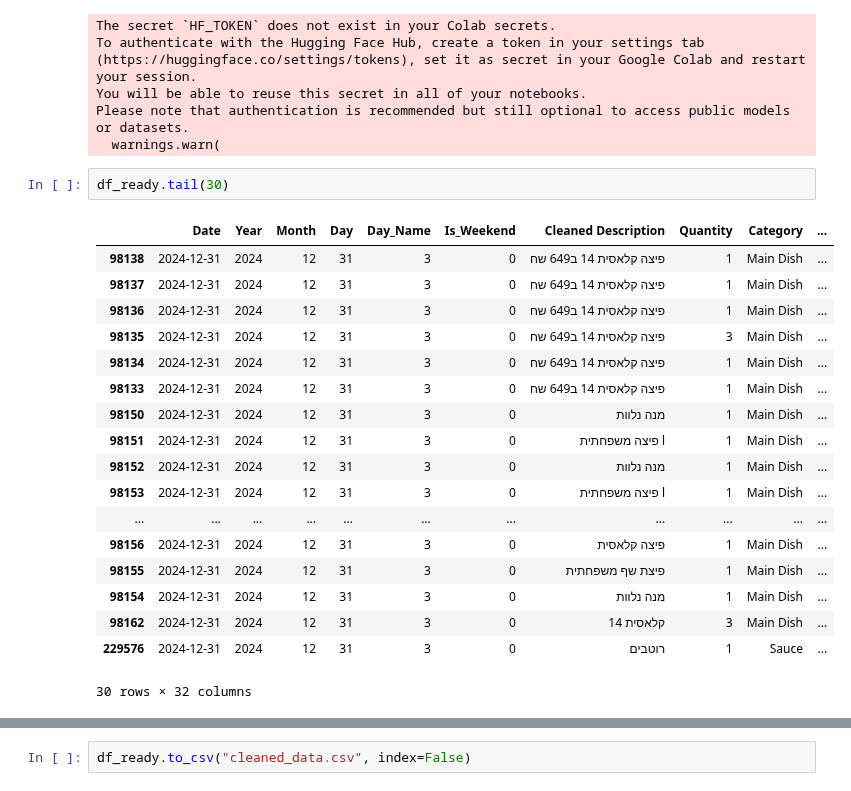
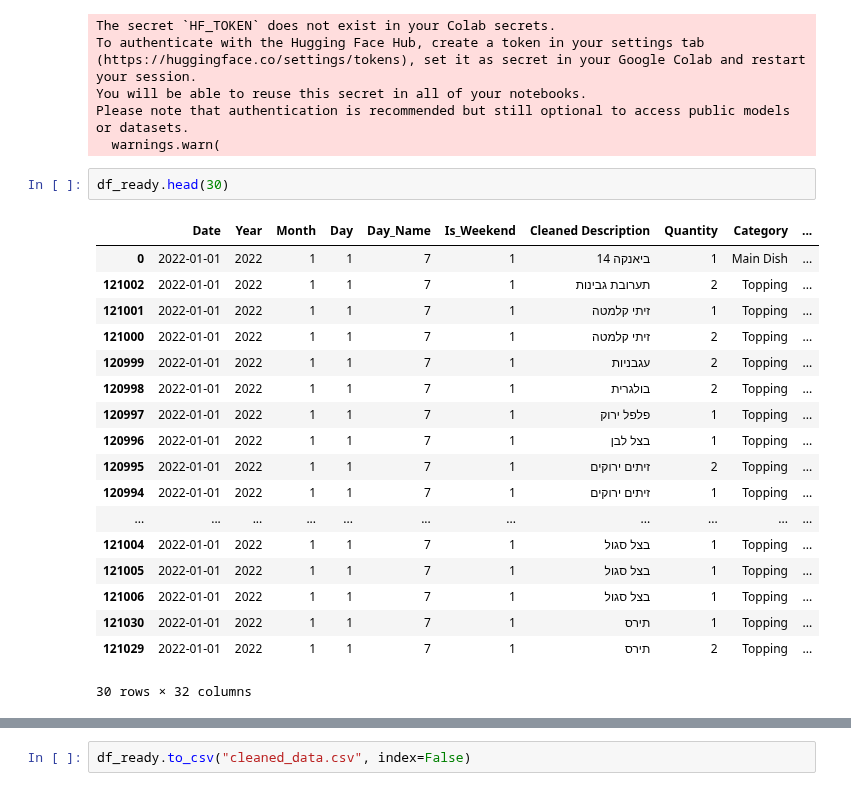
Before and after one commit to Edenshmuel/PapaJohns_Data_Science_Project, a Jupyter notebook: Temp.ipynb, the cells around one changed output, grey strips where cells are left out. Cells and saved outputs as stored; diff of their text form.

```diff
--- a/Temp.ipynb
+++ b/Temp.ipynb
@@ -70,25 +92,25 @@ You will be able to reuse this secret in all of your notebooks.
 Please note that authentication is recommended but still optional to access public models or datasets.
   warnings.warn(
 # %%
-df_ready.tail(30)
+df_ready.head(30)
 # %% [output]
 |  | Date | Year | Month | Day | Day_Name | Is_Weekend | Cleaned Description | Quantity | Category | ... |
-| 98138 | 2024-12-31 | 2024 | 12 | 31 | 3 | 0 | פיצה קלאסית 14 ב649 שח | 1 | Main Dish | ... |
-| 98137 | 2024-12-31 | 2024 | 12 | 31 | 3 | 0 | פיצה קלאסית 14 ב649 שח | 1 | Main Dish | ... |
-| 98136 | 2024-12-31 | 2024 | 12 | 31 | 3 | 0 | פיצה קלאסית 14 ב649 שח | 1 | Main Dish | ... |
-| 98135 | 2024-12-31 | 2024 | 12 | 31 | 3 | 0 | פיצה קלאסית 14 ב649 שח | 3 | Main Dish | ... |
-| 98134 | 2024-12-31 | 2024 | 12 | 31 | 3 | 0 | פיצה קלאסית 14 ב649 שח | 1 | Main Dish | ... |
-| 98133 | 2024-12-31 | 2024 | 12 | 31 | 3 | 0 | פיצה קלאסית 14 ב649 שח | 1 | Main Dish | ... |
-| 98150 | 2024-12-31 | 2024 | 12 | 31 | 3 | 0 | מנה נלוות | 1 | Main Dish | ... |
-| 98151 | 2024-12-31 | 2024 | 12 | 31 | 3 | 0 | פיצה משפחתית l | 1 | Main Dish | ... |
-| 98152 | 2024-12-31 | 2024 | 12 | 31 | 3 | 0 | מנה נלוות | 1 | Main Dish | ... |
-| 98153 | 2024-12-31 | 2024 | 12 | 31 | 3 | 0 | פיצה משפחתית l | 1 | Main Dish | ... |
+| 0 | 2022-01-01 | 2022 | 1 | 1 | 7 | 1 | ביאנקה 14 | 1 | Main Dish | ... |
+| 121002 | 2022-01-01 | 2022 | 1 | 1 | 7 | 1 | תערובת גבינות | 2 | Topping | ... |
+| 121001 | 2022-01-01 | 2022 | 1 | 1 | 7 | 1 | זיתי קלמטה | 1 | Topping | ... |
+| 121000 | 2022-01-01 | 2022 | 1 | 1 | 7 | 1 | זיתי קלמטה | 2 | Topping | ... |
+| 120999 | 2022-01-01 | 2022 | 1 | 1 | 7 | 1 | עגבניות | 2 | Topping | ... |
+| 120998 | 2022-01-01 | 2022 | 1 | 1 | 7 | 1 | בולגרית | 2 | Topping | ... |
+| 120997 | 2022-01-01 | 2022 | 1 | 1 | 7 | 1 | פלפל ירוק | 1 | Topping | ... |
+| 120996 | 2022-01-01 | 2022 | 1 | 1 | 7 | 1 | בצל לבן | 1 | Topping | ... |
+| 120995 | 2022-01-01 | 2022 | 1 | 1 | 7 | 1 | זיתים ירוקים | 2 | Topping | ... |
+| 120994 | 2022-01-01 | 2022 | 1 | 1 | 7 | 1 | זיתים ירוקים | 1 | Topping | ... |
 | ... | ... | ... | ... | ... | ... | ... | ... | ... | ... | ... |
-| 98156 | 2024-12-31 | 2024 | 12 | 31 | 3 | 0 | פיצה קלאסית | 1 | Main Dish | ... |
-| 98155 | 2024-12-31 | 2024 | 12 | 31 | 3 | 0 | פיצת שף משפחתית | 1 | Main Dish | ... |
-| 98154 | 2024-12-31 | 2024 | 12 | 31 | 3 | 0 | מנה נלוות | 1 | Main Dish | ... |
-| 98162 | 2024-12-31 | 2024 | 12 | 31 | 3 | 0 | קלאסית 14 | 3 | Main Dish | ... |
-| 229576 | 2024-12-31 | 2024 | 12 | 31 | 3 | 0 | רוטבים | 1 | Sauce | ... |
+| 121004 | 2022-01-01 | 2022 | 1 | 1 | 7 | 1 | בצל סגול | 1 | Topping | ... |
+| 121005 | 2022-01-01 | 2022 | 1 | 1 | 7 | 1 | בצל סגול | 1 | Topping | ... |
+| 121006 | 2022-01-01 | 2022 | 1 | 1 | 7 | 1 | בצל סגול | 1 | Topping | ... |
+| 121030 | 2022-01-01 | 2022 | 1 | 1 | 7 | 1 | תירס | 1 | Topping | ... |
+| 121029 | 2022-01-01 | 2022 | 1 | 1 | 7 | 1 | תירס | 2 | Topping | ... |
 30 rows × 32 columns
 # %%
 df_ready[
```
Also changed, not shown: parts of 8 cells of this notebook.
